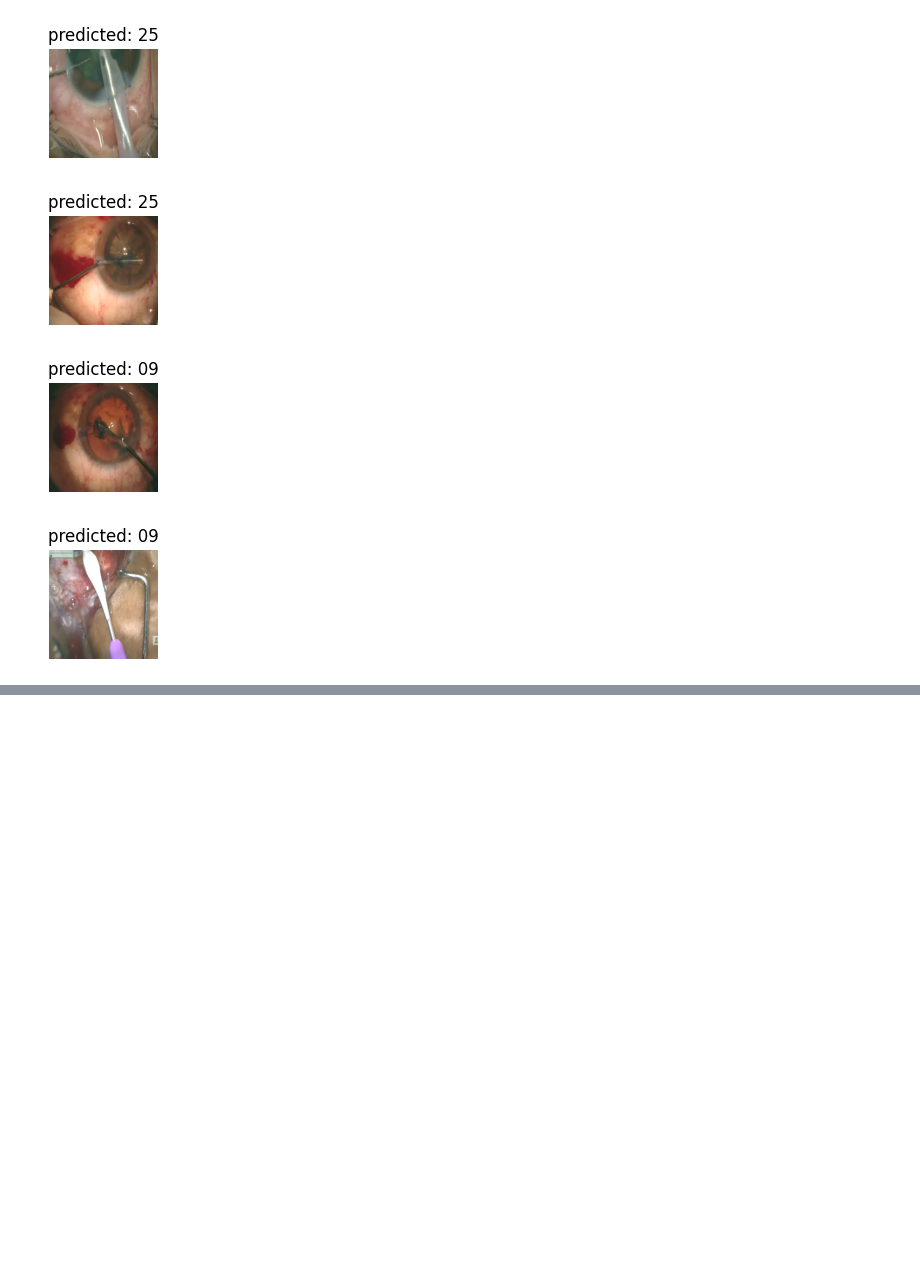
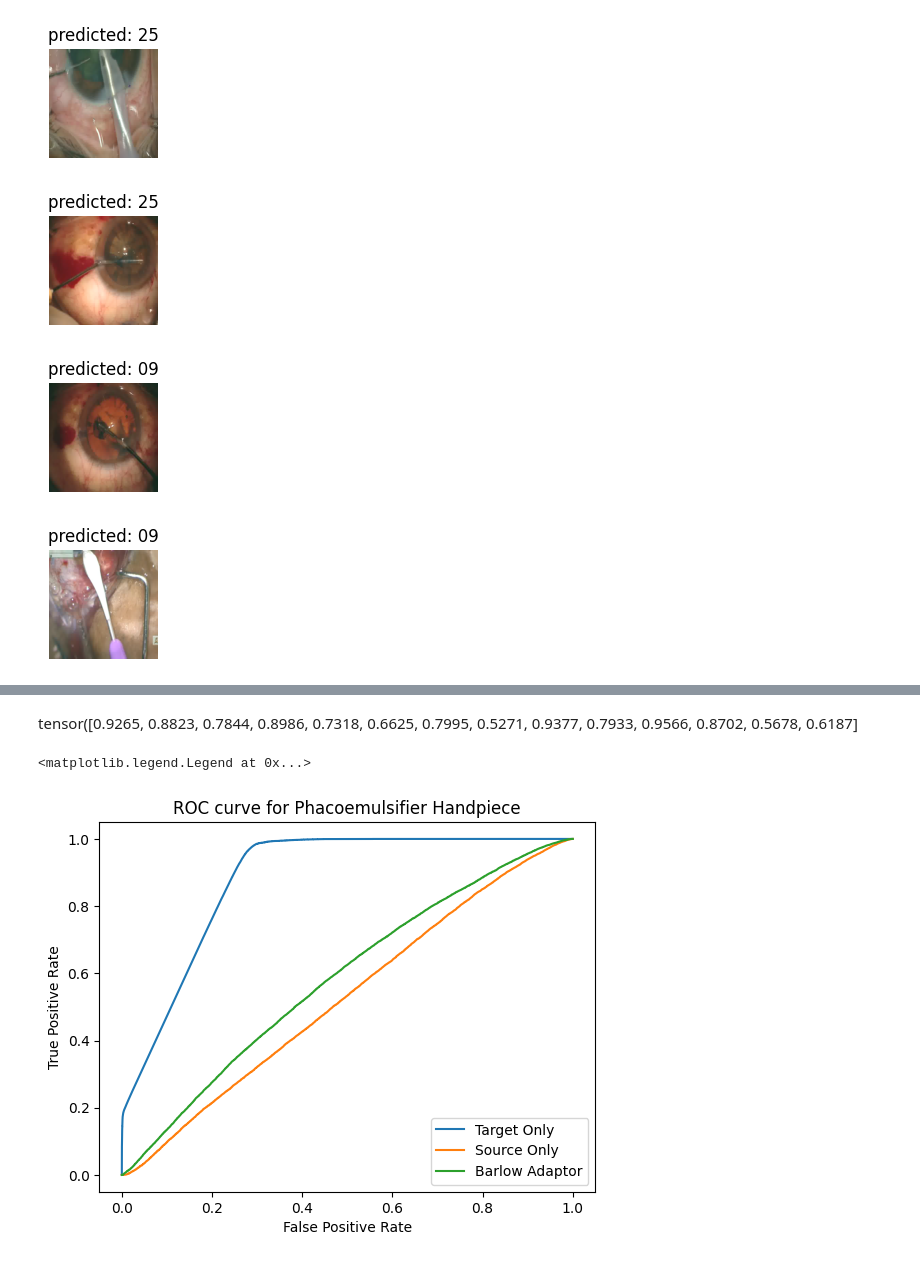
Before and after one commit to JayParanjape/Barlow-Adaptor, a Jupyter notebook: scratchpad.ipynb, the cells around one changed output, grey strips where cells are left out. Drawn from its saved outputs; the diff is of its cells as text; code cells hidden in the pictures; blank space fills up the shorter version.

```diff
--- a/scratchpad.ipynb
+++ b/scratchpad.ipynb
@@ -199,0 +632,4 @@ Loaded Checkpoint of ViT vit_checkpoints/ViT-B_16-224.npz
+# %%
+model_path = "/home/ubuntu/Desktop/Domain_Adaptation_Project/repos/Transformer_dann_barlow/cataracts_saved_models/src_d99_tgt_cataracts_timm_bs16_bm1_loss6_best.pth"
+model = load_model(model_path,class_names,use_vit=True)
+test(model, cata_dataloaders['val'], len(class_names))
@@ -227,0 +1234,14 @@ visualize_model(model, test_data, class_names)
+# %%
+model_r50 = models.resnet50(pretrained=True)
+num_ftrs = model_r50.fc.in_features
+model_r50.fc = nn.Linear(num_ftrs, len(class_names))
+
+#only cataracts
+model_r50.load_state_dict(torch.load("/home/ubuntu/Desktop/Domain_Adaptation_Project/repos/Transformer_dann_barlow/cataracts_saved_models_2/model_r50_trained_on_final_cataracts_only_ep25-50.pth"))
+#only d99
+# model_r50.load_state_dict(torch.load("/home/ubuntu/Desktop/Domain_Adaptation_Project/repos/mycode2/model_r50_trained_on_final_d99.pth"))
+
+model_r50 = model_r50.to(device)
+
+# test_model_mycode2(model_r50,d99_dataloaders['test'])
+target_only_tpr, target_only_fpr = test_model_mycode2(model_r50,cata_dataloaders['test'])
@@ -227,0 +1266,14 @@ visualize_model(model, test_data, class_names)
+# %%
+model_r50 = models.resnet50(pretrained=True)
+num_ftrs = model_r50.fc.in_features
+model_r50.fc = nn.Linear(num_ftrs, len(class_names))
+
+#only cataracts
+# model_r50.load_state_dict(torch.load("/home/ubuntu/Desktop/Domain_Adaptation_Project/repos/Transformer_dann_barlow/cataracts_saved_models_2/model_r50_trained_on_final_cataracts_only_ep25-50.pth"))
+#only d99
+model_r50.load_state_dict(torch.load("/home/ubuntu/Desktop/Domain_Adaptation_Project/repos/mycode2/model_r50_trained_on_final_d99.pth"))
+
+model_r50 = model_r50.to(device)
+
+# test_model_mycode2(model_r50,d99_dataloaders['test'])
+source_only_tpr, source_only_fpr = test_model_mycode2(model_r50,cata_dataloaders['test'])
@@ -227,0 +1298,4 @@ visualize_model(model, test_data, class_names)
+# %%
+model_path = "/home/ubuntu/Desktop/Domain_Adaptation_Project/repos/Transformer_dann_barlow/cataracts_saved_models_2/src_d99_tgt_cataracts_train_r50_bs16_bm1e-4_loss7.pth"
+model = load_model(model_path,class_names,use_vit=False)
+bt_tpr, bt_fpr = test(model, cata_dataloaders['test'], len(class_names))
@@ -227,0 +1320,15 @@ visualize_model(model, test_data, class_names)
+# %% [markdown]
+tensor([0.9265, 0.8823, 0.7844, 0.8986, 0.7318, 0.6625, 0.7995, 0.5271, 0.9377,
+        0.7933, 0.9566, 0.8702, 0.5678, 0.6187]
+# %%
+idx = 7
+plt.plot(target_only_tpr[idx], target_only_fpr[idx])
+plt.plot(source_only_tpr[idx], source_only_fpr[idx])
+plt.plot(bt_tpr[idx], bt_fpr[idx])
+plt.title("ROC curve for Phacoemulsifier Handpiece")
+plt.xlabel("False Positive Rate")
+plt.ylabel("True Positive Rate")
+plt.legend(["Target Only","Source Only","Barlow Adaptor"])
+# %% [output]
+<matplotlib.legend.Legend at 0x...>
+[figure, added]
```
Also changed, not shown: parts of 53 cells of this notebook, 4 other files.
